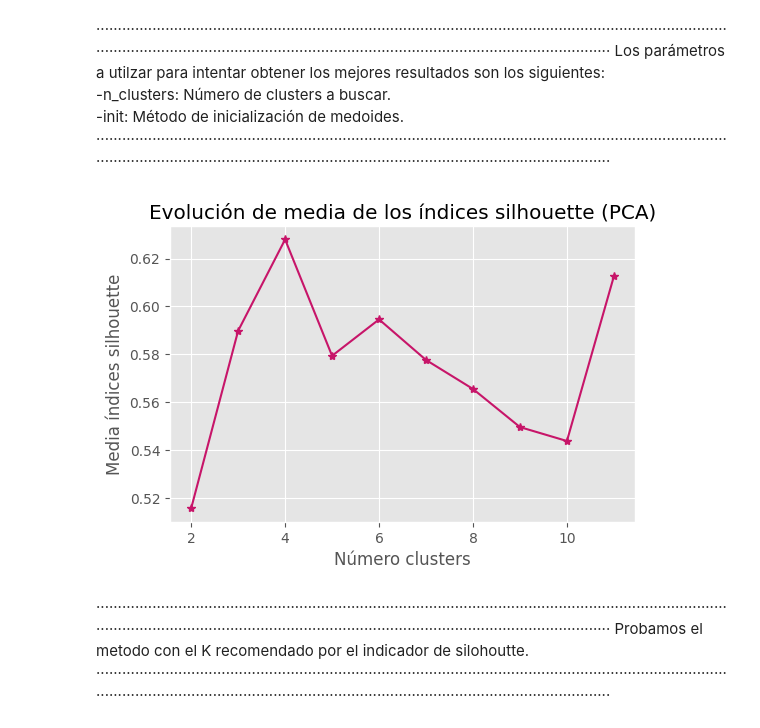
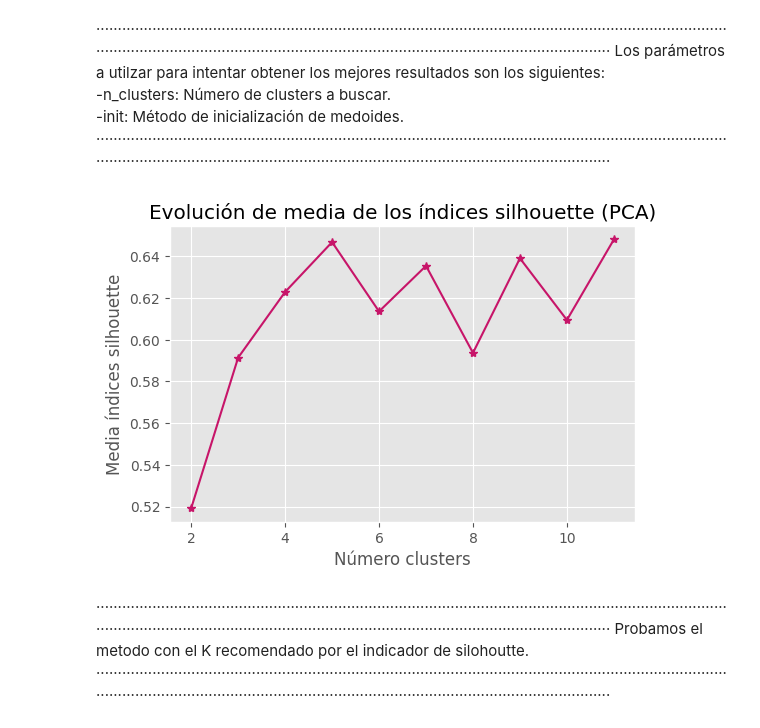
Before and after one commit to NathaliaMoniz/GRUPO09_Practica2, a Jupyter notebook: Practica.ipynb, the cells around one changed output. Cells and saved outputs as stored; diff of their text form; code cells hidden in the pictures.

```diff
--- a/Practica.ipynb
+++ b/Practica.ipynb
@@ -754,29 +754,31 @@ Los parámetros a utilzar para intentar obtener los mejores resultados son los s
 ·········································································································································································································································································
 # %%
 
+from sklearn_extra.cluster import KMedoids
 range_n_clusters = range(2, 12)
 valores_medios_silhouette = []
 
 for n_clusters in range_n_clusters:
     modelo_kmeans = KMedoids(
         n_clusters=n_clusters,
-        init='kmedoids++'
+        random_state=23,
+        method='pam'
 
     )
     modelo_kmeans.fit(X=X_trans)
     cluster_labels = modelo_kmeans.predict(X=X_trans)
     silhouette_avg = silhouette_score(X_trans, cluster_labels)
     valores_medios_silhouette.append(silhouette_avg)
 
 # Plot
 plt.figure(figsize=(6, 3.84))
 plt.plot(range_n_clusters, valores_medios_silhouette, marker='*', color='#C71569')
 plt.title("Evolución de media de los índices silhouette (PCA)")
 plt.xlabel('Número clusters')
 plt.ylabel('Media índices silhouette')
 plt.show()
 # %% [output]
-[figure, old version]
+[figure, new version]
 # %% [markdown]
 ·········································································································································································································································································
 Probamos el metodo con el K recomendado por el indicador de silohoutte.
```
Also changed, not shown: parts of 18 cells of this notebook, 1 other file.
